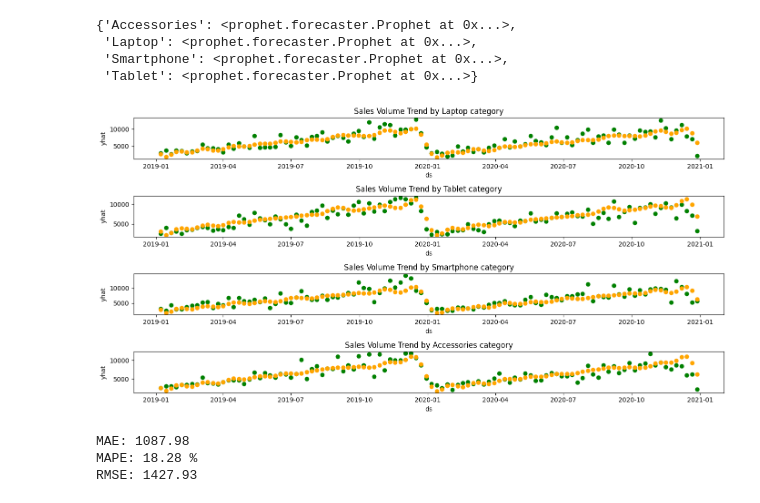
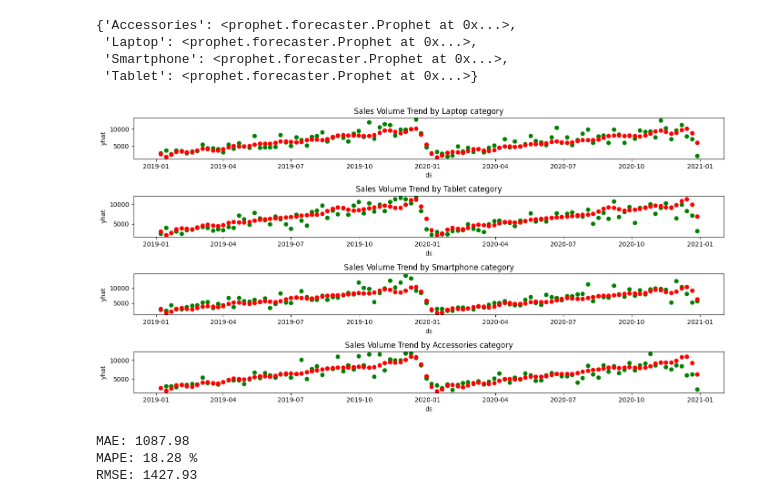
Before and after one commit to abahjohn0411/ElectroTech-Sales-Forecast, a Jupyter notebook: Model training/forecast.ipynb, the cells around one changed output. Saved outputs shown, nothing was run; the diff lists cells and outputs as text; code cells hidden in the pictures.

```diff
--- a/Model training/forecast.ipynb
+++ b/Model training/forecast.ipynb
@@ -144,23 +144,23 @@ prophet_weekly_model
 # %%
 
 prophet_week_forecast = {}
 
 fig, ax = plt.subplots(4,1,figsize=(14,7))
 
 for i in range(4):
     category = df['Category'].unique()[i]
     prophet_week_forecast[category] = prophet_weekly_model[category].predict(test_data_by_week[category])
 
     ax[i].scatter(test_data_by_week[category]['ds'], test_data_by_week[category]['y'], color = 'green')
-    ax[i].scatter(prophet_week_forecast[category]['ds'],prophet_week_forecast[category]['yhat'], label = 'predicted', color = 'orange')
+    ax[i].scatter(prophet_week_forecast[category]['ds'],prophet_week_forecast[category]['yhat'], label = 'predicted', color = 'red')
     ax[i].set_title(f'Sales Volume Trend by {category} category')
     ax[i].set_xlabel('ds')
     ax[i].set_ylabel('yhat')
 
 plt.tight_layout()
 plt.show()
 # %% [output]
-[figure, old version]
+[figure, new version]
 # %%
 mae, mape, rmse = 0, 0, 0
 for category in sales_by_week_category['Category'].unique():
```
Also changed, not shown: parts of 3 cells of this notebook.
